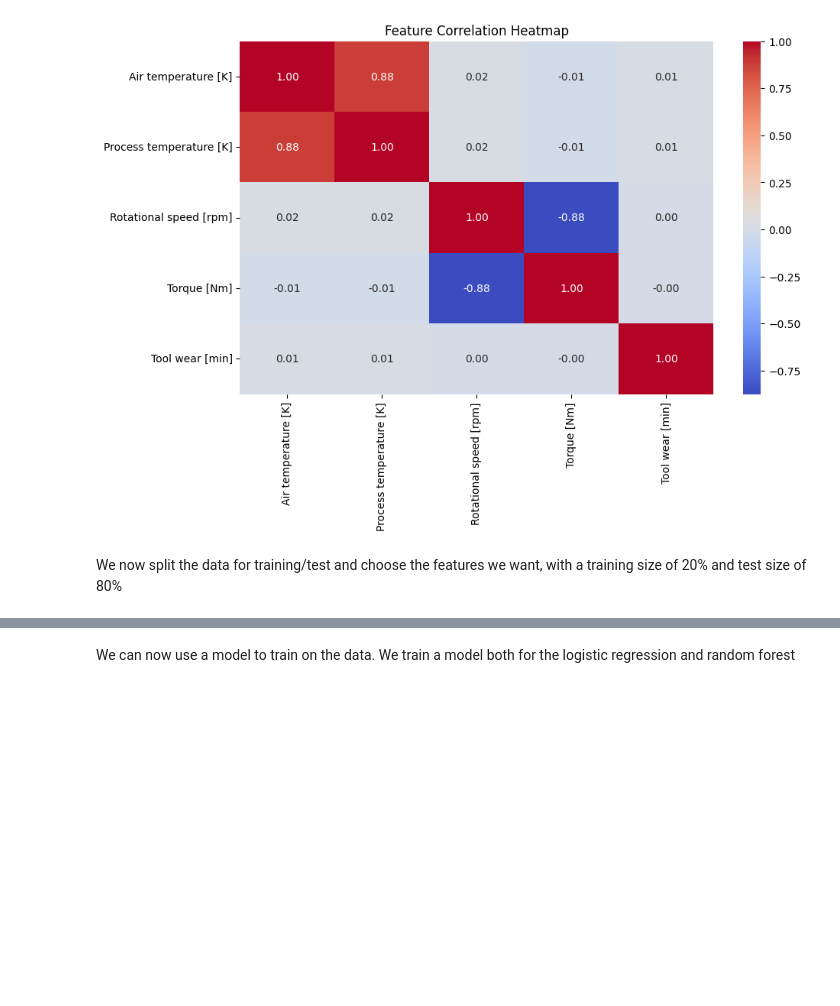
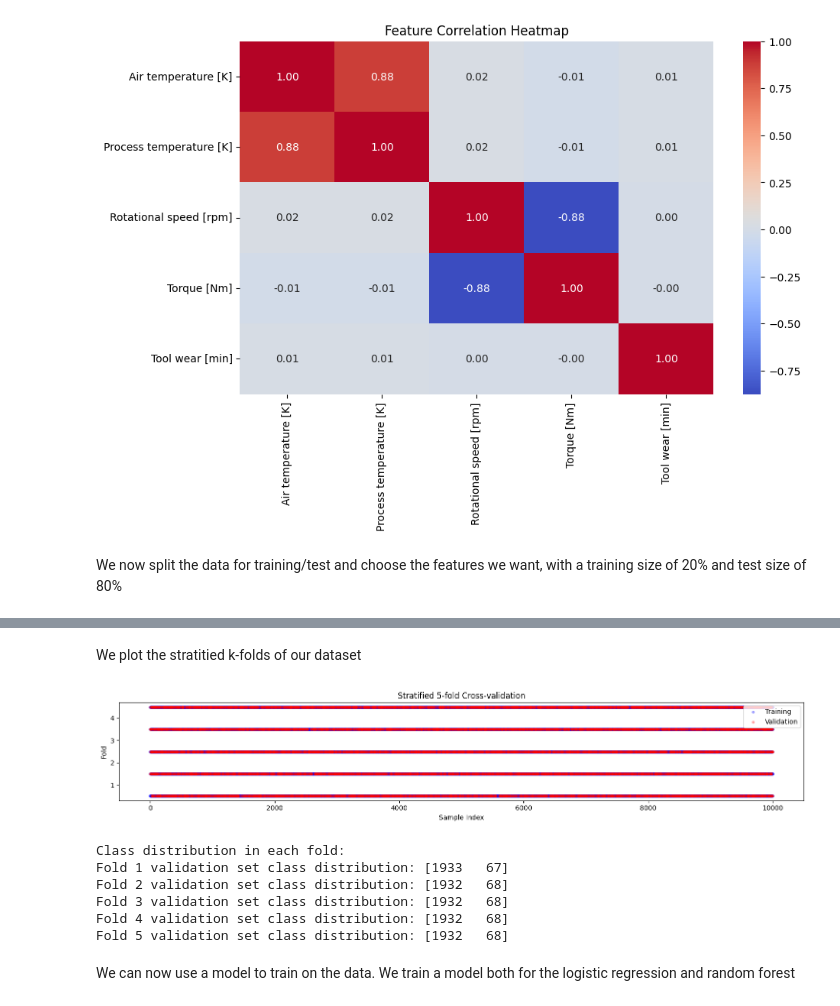
Before and after one commit to Jonx0880/MachineLearningMiniProject, a Jupyter notebook: PredictiveMaintenance.ipynb, the cells around one changed output, grey strips where cells are left out. Cells and saved outputs as stored; diff of their text form; code cells hidden in the pictures; blank space fills up the shorter version.

Commit message:
testing out stratified k-folding v1

```diff
--- a/PredictiveMaintenance.ipynb
+++ b/PredictiveMaintenance.ipynb
@@ -71,8 +71,3 @@ plt.show()
 [figure]
 # %% [markdown]
 We now split the data for training/test and choose the features we want, with a training size of 20% and test size of 80%
-# %%
-X = data[['Air temperature [K]', 'Process temperature [K]', 'Rotational speed [rpm]',
-          'Torque [Nm]', 'Tool wear [min]']]  # Features
-y = data['Machine failure']  # Target
-X_train, X_test, y_train, y_test = train_test_split(X, y, test_size=0.2, random_state=42)
@@ -79,3 +177,43 @@ X_train, X_test, y_train, y_test = train_test_split(X, y, test_size=0.2, random_
+# %% [markdown]
+We plot the stratitied k-folds of our dataset
+# %%
+def plot_kfold(X, n_splits, stratified=True):
+    if stratified:
+        kf = StratifiedKFold(n_splits=n_splits, shuffle=True, random_state=42)
+        title = f'Stratified {n_splits}-fold Cross-validation'
+
+
+    fig, ax = plt.subplots(figsize=(15, 3))
+
+    for fold, (train_idx, val_idx) in enumerate(kf.split(X, y)):
+        ax.scatter(train_idx, [fold + 0.5] * len(train_idx),
+                  c='blue', alpha=0.3, s=10, label='Training' if fold == 0 else "")
+        ax.scatter(val_idx, [fold + 0.5] * len(val_idx),
+                  c='red', alpha=0.3, s=10, label='Validation' if fold == 0 else "")
+
+    ax.set_title(title)
+    ax.set_ylabel('Fold')
+    ax.set_xlabel('Sample Index')
+    plt.legend()
+    plt.tight_layout()
+    plt.show()
+
+# Plot stratified K-fold
+plot_kfold(X, n_splits=5, stratified=True)
+
+# Print class distribution in each fold
+skf = StratifiedKFold(n_splits=5, shuffle=True, random_state=42)
+print("\nClass distribution in each fold:")
+for fold, (train_idx, val_idx) in enumerate(skf.split(X, y)):
+    print(f"Fold {fold + 1} validation set class distribution:", np.bincount(y[val_idx]))
+# %% [output]
+[figure, added]
+Class distribution in each fold:
+Fold 1 validation set class distribution: [1933   67]
+Fold 2 validation set class distribution: [1932   68]
+Fold 3 validation set class distribution: [1932   68]
+Fold 4 validation set class distribution: [1932   68]
+Fold 5 validation set class distribution: [1932   68]
 # %% [markdown]
 We can now use a model to train on the data. We train a model both for the logistic regression and random forest
 # %%
```
Also changed, not shown: parts of 7 cells of this notebook, 1 other file.
